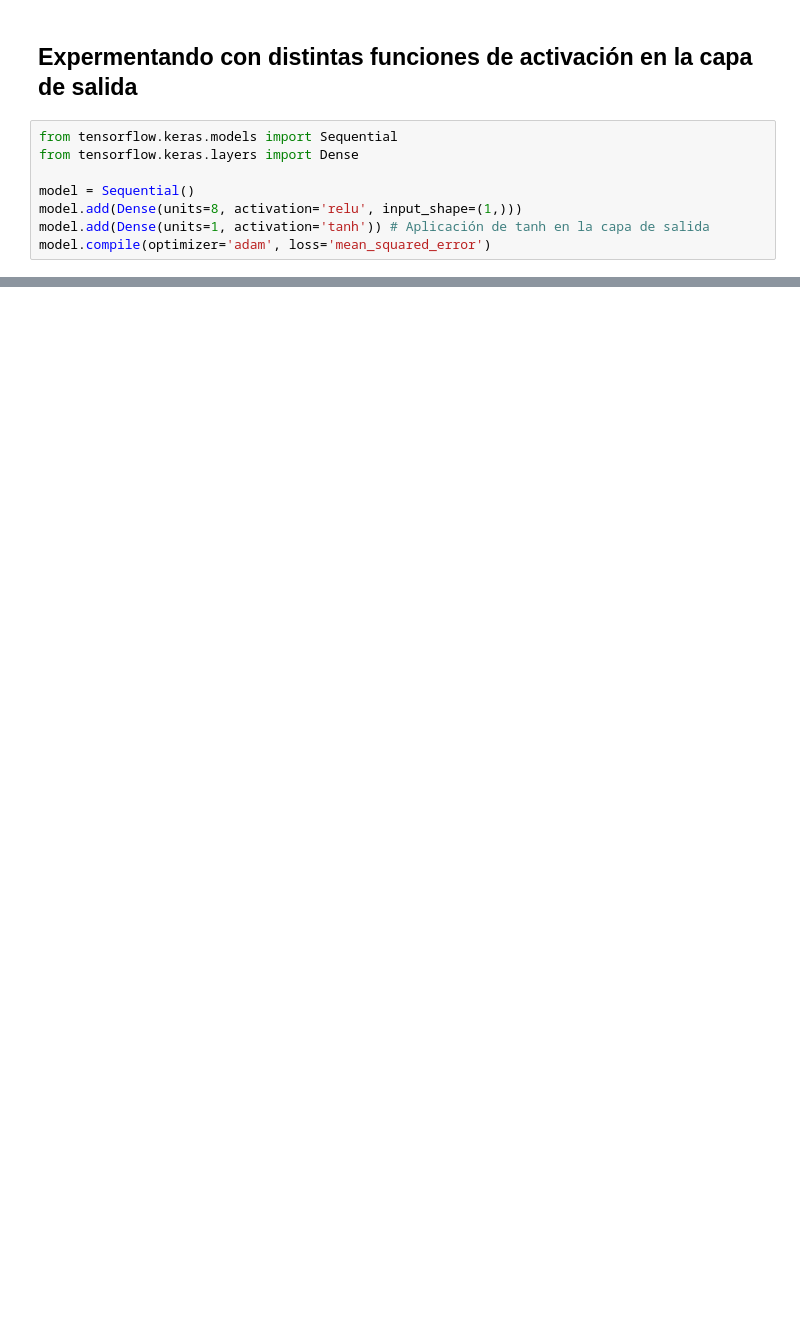
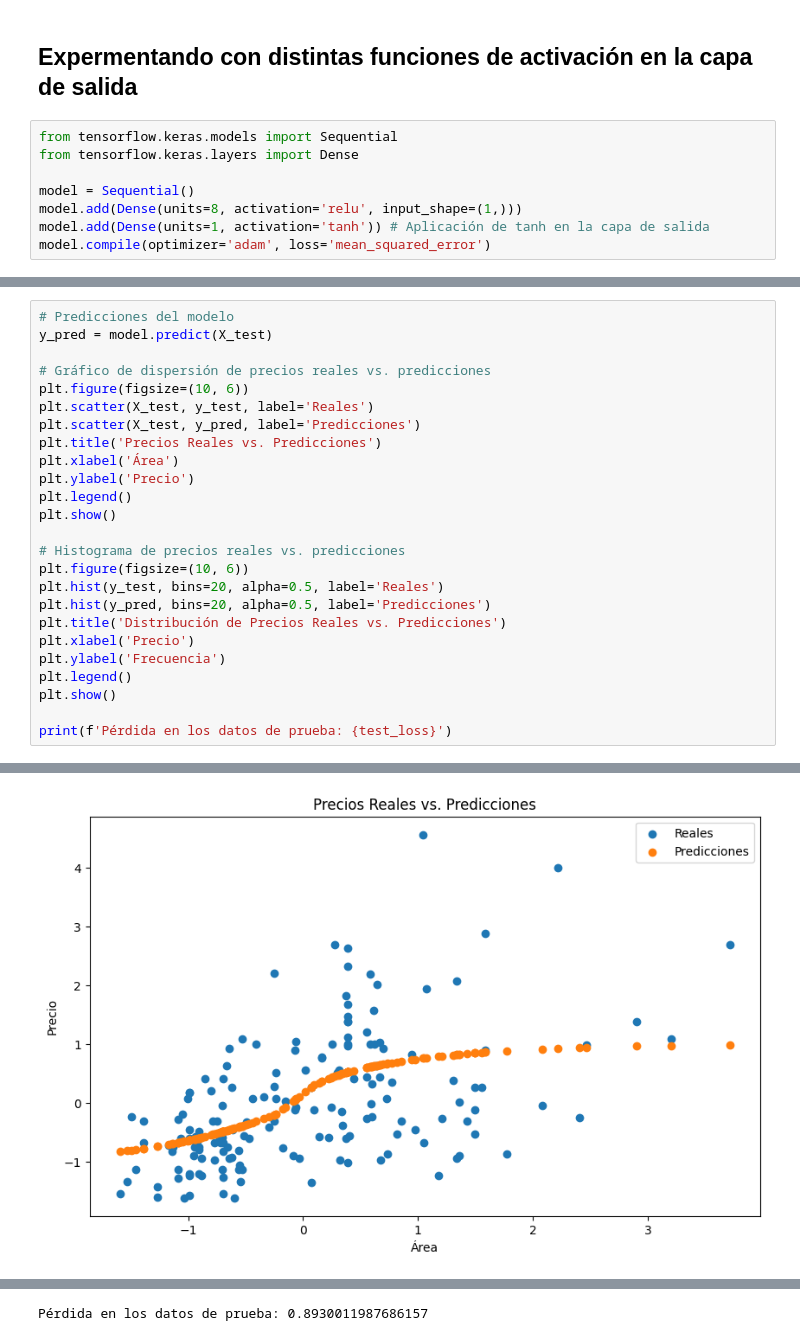
Before and after one commit to MrCabss69/Machine-Learning, a Jupyter notebook: tutorials/basic-supervised-learning/house-price-prediction/03_Introducción_Keras.ipynb, the cells around one changed output, grey strips where cells are left out. Cells and saved outputs as stored; diff of their text form; blank space fills up the shorter version.

```diff
--- a/tutorials/basic-supervised-learning/house-price-prediction/03_Introducción_Keras.ipynb
+++ b/tutorials/basic-supervised-learning/house-price-prediction/03_Introducción_Keras.ipynb
@@ -192,0 +160,26 @@ plt.show()
+# %%
+# Predicciones del modelo
+y_pred = model.predict(X_test)
+
+# Gráfico de dispersión de precios reales vs. predicciones
+plt.figure(figsize=(10, 6))
+plt.scatter(X_test, y_test, label='Reales')
+plt.scatter(X_test, y_pred, label='Predicciones')
+plt.title('Precios Reales vs. Predicciones')
+plt.xlabel('Área')
+plt.ylabel('Precio')
+plt.legend()
+plt.show()
+
+# Histograma de precios reales vs. predicciones
+plt.figure(figsize=(10, 6))
+plt.hist(y_test, bins=20, alpha=0.5, label='Reales')
+plt.hist(y_pred, bins=20, alpha=0.5, label='Predicciones')
+plt.title('Distribución de Precios Reales vs. Predicciones')
+plt.xlabel('Precio')
+plt.ylabel('Frecuencia')
+plt.legend()
+plt.show()
+
+print(f'Pérdida en los datos de prueba: {test_loss}')
+# %% [output]
@@ -192,0 +187 @@ plt.show()
+[figure, added]
@@ -192,0 +189 @@ plt.show()
+Pérdida en los datos de prueba: 0.8930011987686157
```
Also changed, not shown: parts of 8 cells of this notebook.
